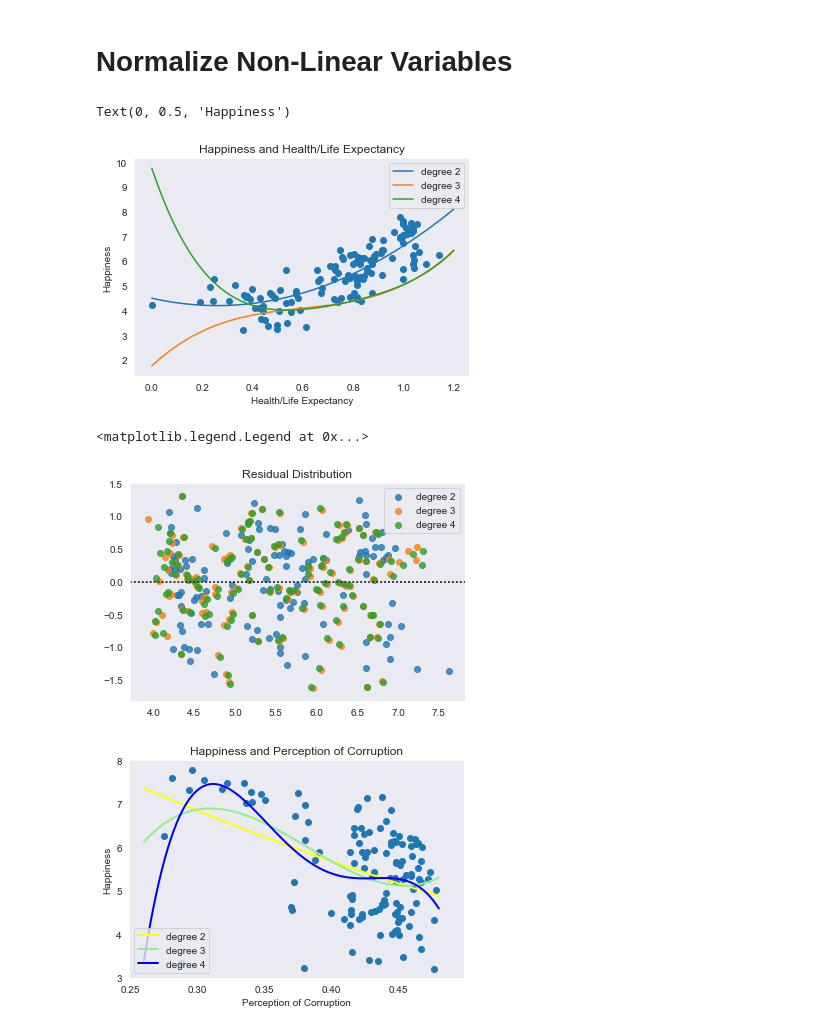
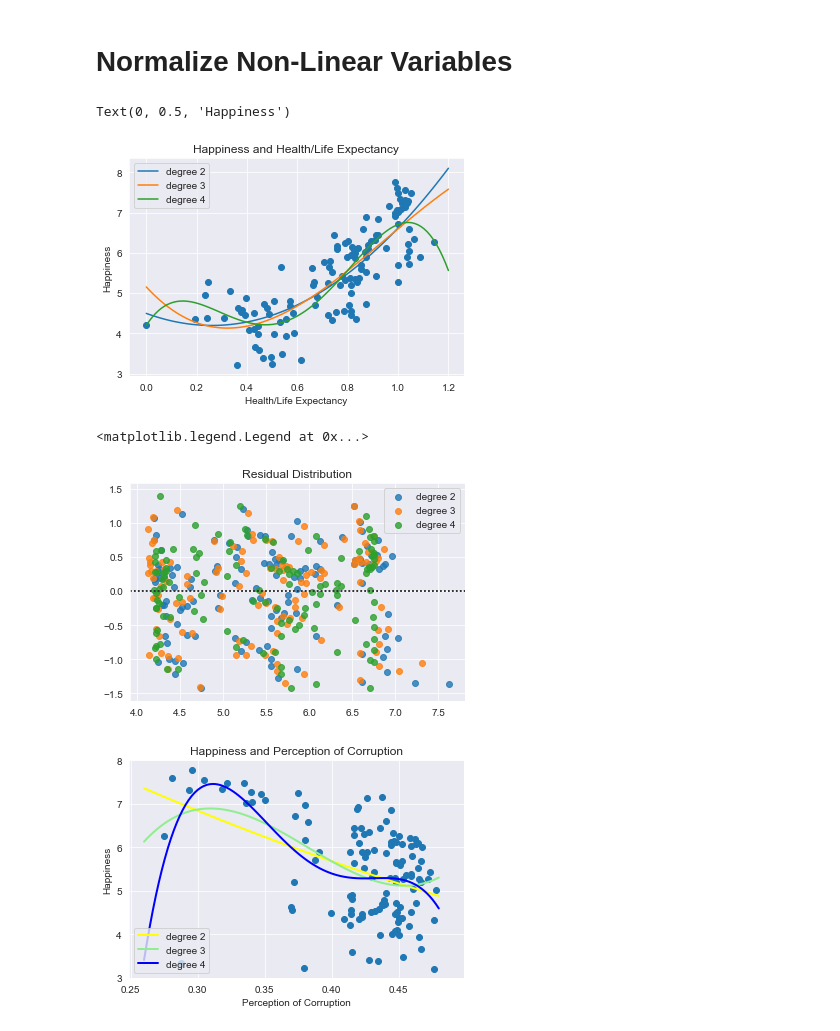
Before and after one commit to feiqi9047/Project-Happiness, a Jupyter notebook: Project Happiness.ipynb, the cells around one changed output. Drawn from its saved outputs; the diff is of its cells as text; code cells hidden in the pictures.

```diff
--- a/Project Happiness.ipynb
+++ b/Project Happiness.ipynb
@@ -638,36 +638,36 @@ HLE = df2['Healthy_Life_Exp'].values
 y = df2['Happiness_Score'].values
 
 poly = PolynomialFeatures(degree=2)
 HLE2 = poly.fit_transform(HLE.reshape(-1,1))
-HLE3 = PolynomialFeatures(3).fit_transform(SS.reshape(-1,1))
-HLE4 = PolynomialFeatures(4).fit_transform(SS.reshape(-1,1))
+HLE3 = PolynomialFeatures(3).fit_transform(HLE.reshape(-1,1))
+HLE4 = PolynomialFeatures(4).fit_transform(HLE.reshape(-1,1))
 
 lr2 = LinearRegression()
 lr3 = LinearRegression()
 lr4 = LinearRegression()
 lr2.fit(HLE2, y)
 lr3.fit(HLE3, y)
 lr4.fit(HLE4, y)
 
 x_values = np.linspace(0,1.2,num=100)   # 0 to 1.2 is the range of values for Health/Life Expectancy
 
 x2 = poly.fit_transform(x_values.reshape(-1,1))
 x3 = PolynomialFeatures(3).fit_transform(x_values.reshape(-1,1))
 x4 = PolynomialFeatures(4).fit_transform(x_values.reshape(-1,1))
 plt.scatter(HLE,y)
 plt.plot(x_values,lr2.predict(x2),label='degree 2')
 plt.plot(x_values, lr3.predict(x3),label= 'degree 3')
 plt.plot(x_values,lr4.predict(x4),label='degree 4')
 plt.title('Happiness and Health/Life Expectancy')
 plt.legend()
 plt.xlabel('Health/Life Expectancy')
 plt.ylabel('Happiness')
 
 
 # x2 more closely approximate the non-linear relationship
 # %% [output]
 Text(0, 0.5, 'Happiness')
-[figure, old version]
+[figure, new version]
 # %%
 sns.residplot(lr2.predict(HLE2),y, label = 'degree 2')
 sns.residplot(lr3.predict(HLE3),y, label = 'degree 3')
@@ -677,7 +677,7 @@ plt.legend()
 # checking to make sure residual distribution is random
 # %% [output]
 <matplotlib.legend.Legend at 0x...>
-[figure, old version]
+[figure, new version]
 # %%
 # doing the same for Percep_Corruption
 
```
Also changed, not shown: parts of 31 cells of this notebook, 2 other files.
